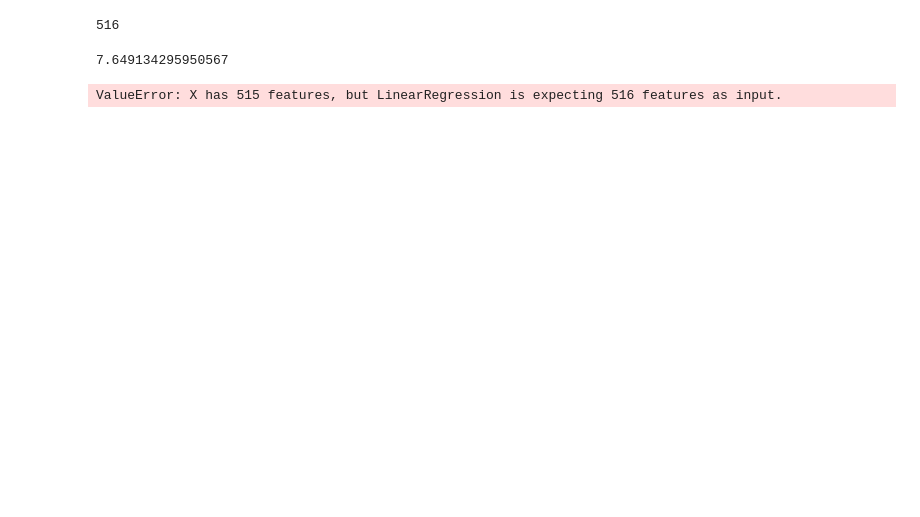
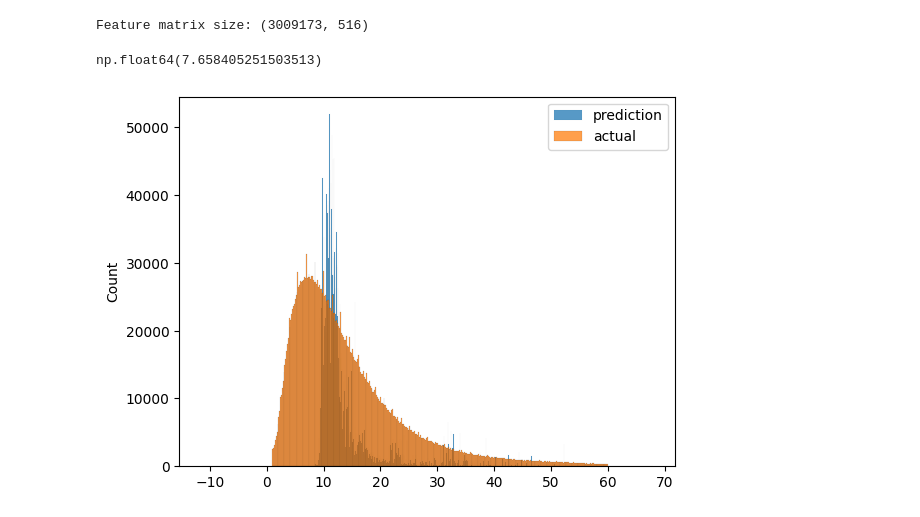
Before and after one commit to pratyushgangwar/mlops-clsk1709, a Jupyter notebook: 01-intro/exercise.ipynb, the cells around one changed output. Drawn from its saved outputs; the diff is of its cells as text; code cells hidden in the pictures; blank space fills up the shorter version.

```diff
--- a/01-intro/exercise.ipynb
+++ b/01-intro/exercise.ipynb
@@ -21,7 +31,4 @@ len(df_jn.columns),len(df_fb.columns)
 #What's the standard deviation of the trips duration in January?
 
 df_jn['duration'] = df_jn.tpep_dropoff_datetime - df_jn.tpep_pickup_datetime
-df_jn.duration = df_jn.duration.apply(lambda td: td.total_seconds()/60 )
-df_jn.duration.describe()
-
-#Answer std   =   4.259435e+01
+df_jn['duration'] = df_jn.duration.dt.total_seconds() / 60
@@ -43,4 +47,2 @@ len_before_otl
 # %%
-df_jn = df_jn[(df_jn.duration >= 1) & (df_jn.duration <= 60)]
-len_after_otl = len(df_jn)
-len_after_otl
+df_jn = df_jn[(df_jn.duration >= 1) & (df_jn.duration <= 60)].copy()
@@ -67,12 +57,4 @@ categorical = ['PULocationID','DOLocationID']
 numerical = ['trip_distance']
 df_jn[categorical] = df_jn[categorical].astype(str)
 
-train_dicts = df_jn[categorical + numerical].to_dict(orient='record')
-dv = DictVectorizer()
-x_train = dv.fit_transform(train_dicts)
-x_train.shape[1]
-
-
-#Answer 516
+train_dicts = df_jn[categorical + numerical].to_dict('records')
-# %% [output]
-516
@@ -79,3 +64,7 @@ x_train.shape[1]
+# %%
+print(f'Feature matrix size: {x_train.shape}')
+# %% [output]
+Feature matrix size: (3009173, 516)
 # %%
 #Q5. Training a model
 #Train a plain linear regression model with default parameters, where duration is the response variable
@@ -91,25 +80,11 @@ mean_squared_error(y_train,y_pred, squared=False)
 
 #Answer  7.649134295950567
 # %% [output]
-7.649134295950567
+np.float64(7.658405251503513)
-# %%
-# Evaluation in Feb data
-df_fb['duration'] = df_fb.tpep_dropoff_datetime - df_fb.tpep_pickup_datetime
-df_fb.duration = df_fb.duration.apply(lambda td: td.total_seconds()/60 )
-df_fb = df_fb[(df_fb.duration >= 1) & (df_fb.duration <= 60)]
-
-categorical = ['PULocationID','DOLocationID']
-numerical = ['trip_distance']
-df_fb[categorical] = df_fb[categorical].astype(str)
-
-eval_dicts = df_fb[categorical + numerical].to_dict(orient='record')
-dv = DictVectorizer()
-x_eval = dv.fit_transform(eval_dicts)
-
-target = 'duration'
-y_eval = df_fb[target].values
-
-y_pred = LR.predict(x_eval)
-mean_squared_error(y_eval,y_pred, squared=False)
-# %% [output]
-ValueError: X has 515 features, but LinearRegression is expecting 516 features as input.
+# %%
+sbn.histplot(y_pred, label='prediction')
+sbn.histplot(y_train, label='actual')
+
+plt.legend();
+# %% [output]
+[figure, added]
```
Also changed, not shown: parts of 17 cells of this notebook, 6 other files.
